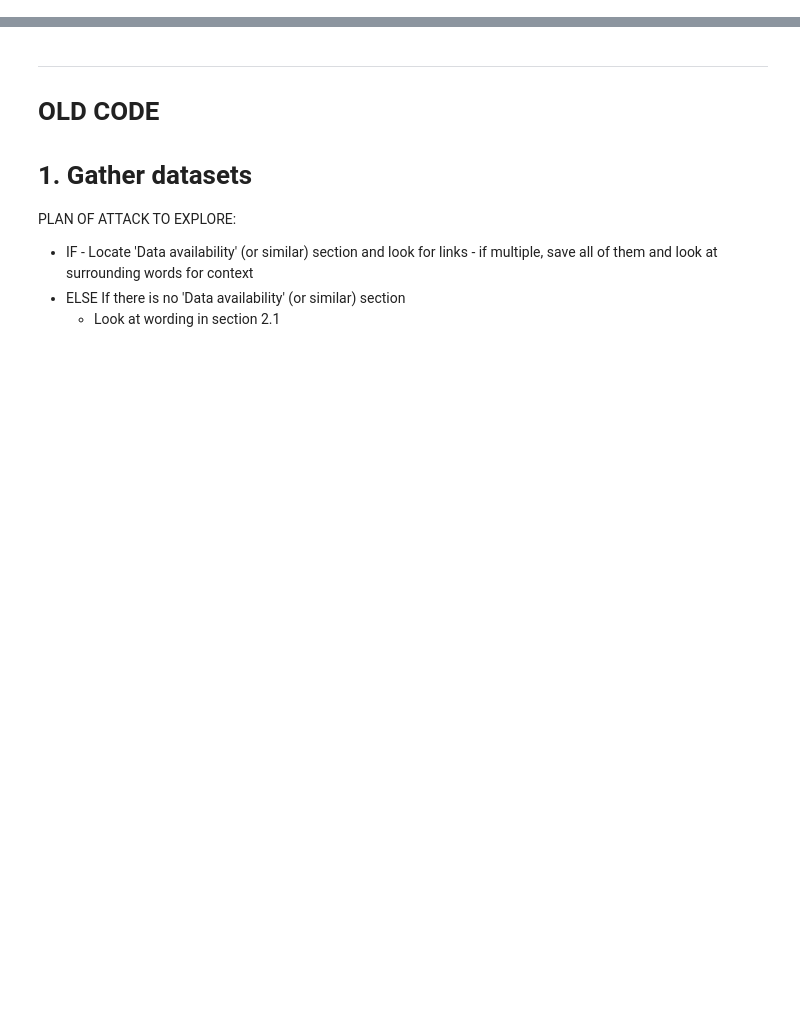
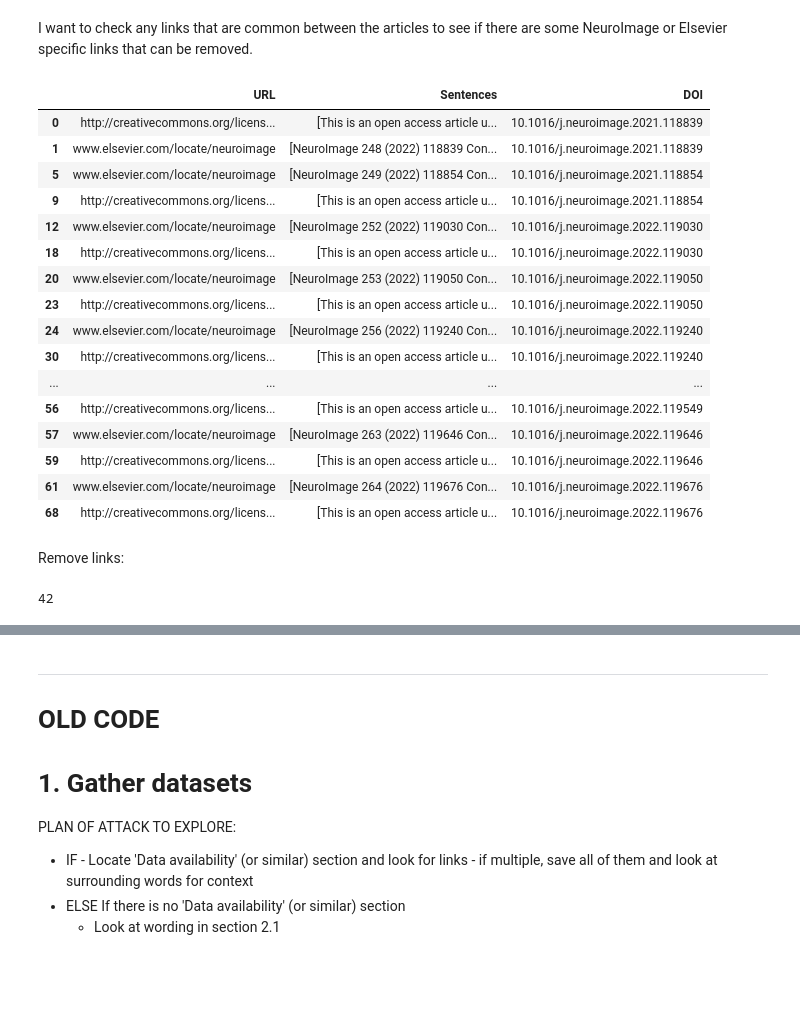
Before and after one commit to phantomloe/Thesis, a Jupyter notebook: Code/datasets_v4.ipynb, the cells around one changed output, grey strips where cells are left out. Saved outputs shown, nothing was run; the diff lists cells and outputs as text; code cells hidden in the pictures; blank space fills up the shorter version.

```diff
--- a/Code/datasets_v4.ipynb
+++ b/Code/datasets_v4.ipynb
@@ -319,0 +92,14 @@ results_df['Section'].loc[1]
+# %%
+# List of groundtruth DOI values to filter
+groundtruth_dois = [
+    '10.1016/j.neuroimage.2021.118839',
+    '10.1016/j.neuroimage.2021.118854',
+    '10.1016/j.neuroimage.2022.119030',
+    '10.1016/j.neuroimage.2022.119050',
+    '10.1016/j.neuroimage.2022.119240',
+    '10.1016/j.neuroimage.2022.119443',
+    '10.1016/j.neuroimage.2022.119526',
+    '10.1016/j.neuroimage.2022.119549',
+    '10.1016/j.neuroimage.2022.119646',
+    '10.1016/j.neuroimage.2022.119676',
+]
@@ -319,0 +654,2 @@ results_df['Section'].loc[1]
+# %%
+automatic_groundtruth_df = process_groundtruth_DOIs(groundtruth_dois, articles_directory, editorialboard_directory, json_file_path)
@@ -319,0 +732,29 @@ results_df['Section'].loc[1]
+# %% [markdown]
+I want to check any links that are common between the articles to see if there are some NeuroImage or Elsevier specific links that can be removed.
+# %%
+# Print the rows with duplicate URLs, indicating which DOIs share the same URL.
+# Check the column 'url' for duplicates using subset='url' and keep=False keeps all occurrences of the duplicates.
+duplicate_urls = automatic_groundtruth_df[automatic_groundtruth_df.duplicated(subset='URL', keep=False)]
+
+# Print the rows with duplicate URLs
+duplicate_urls
+# %% [output]
+|  | URL | Sentences | DOI |
+| 0 | http://creativecommons.org/licens... | [This is an open access article u... | 10.1016/j.neuroimage.2021.118839 |
+| 1 | www.elsevier.com/locate/neuroimage | [NeuroImage 248 (2022) 118839 Con... | 10.1016/j.neuroimage.2021.118839 |
+| 5 | www.elsevier.com/locate/neuroimage | [NeuroImage 249 (2022) 118854 Con... | 10.1016/j.neuroimage.2021.118854 |
+| 9 | http://creativecommons.org/licens... | [This is an open access article u... | 10.1016/j.neuroimage.2021.118854 |
+| 12 | www.elsevier.com/locate/neuroimage | [NeuroImage 252 (2022) 119030 Con... | 10.1016/j.neuroimage.2022.119030 |
+| 18 | http://creativecommons.org/licens... | [This is an open access article u... | 10.1016/j.neuroimage.2022.119030 |
+| 20 | www.elsevier.com/locate/neuroimage | [NeuroImage 253 (2022) 119050 Con... | 10.1016/j.neuroimage.2022.119050 |
+| 23 | http://creativecommons.org/licens... | [This is an open access article u... | 10.1016/j.neuroimage.2022.119050 |
+| 24 | www.elsevier.com/locate/neuroimage | [NeuroImage 256 (2022) 119240 Con... | 10.1016/j.neuroimage.2022.119240 |
+| 30 | http://creativecommons.org/licens... | [This is an open access article u... | 10.1016/j.neuroimage.2022.119240 |
+| ... | ... | ... | ... |
+| 56 | http://creativecommons.org/licens... | [This is an open access article u... | 10.1016/j.neuroimage.2022.119549 |
+| 57 | www.elsevier.com/locate/neuroimage | [NeuroImage 263 (2022) 119646 Con... | 10.1016/j.neuroimage.2022.119646 |
+| 59 | http://creativecommons.org/licens... | [This is an open access article u... | 10.1016/j.neuroimage.2022.119646 |
+| 61 | www.elsevier.com/locate/neuroimage | [NeuroImage 264 (2022) 119676 Con... | 10.1016/j.neuroimage.2022.119676 |
+| 68 | http://creativecommons.org/licens... | [This is an open access article u... | 10.1016/j.neuroimage.2022.119676 |
+# %% [markdown]
+Remove links:
@@ -319,0 +795,4 @@ results_df['Section'].loc[1]
+# %%
+len(automatic_groundtruth_urls)
+# %% [output]
+42
```
Also changed, not shown: parts of 109 cells of this notebook, 6 other files.
